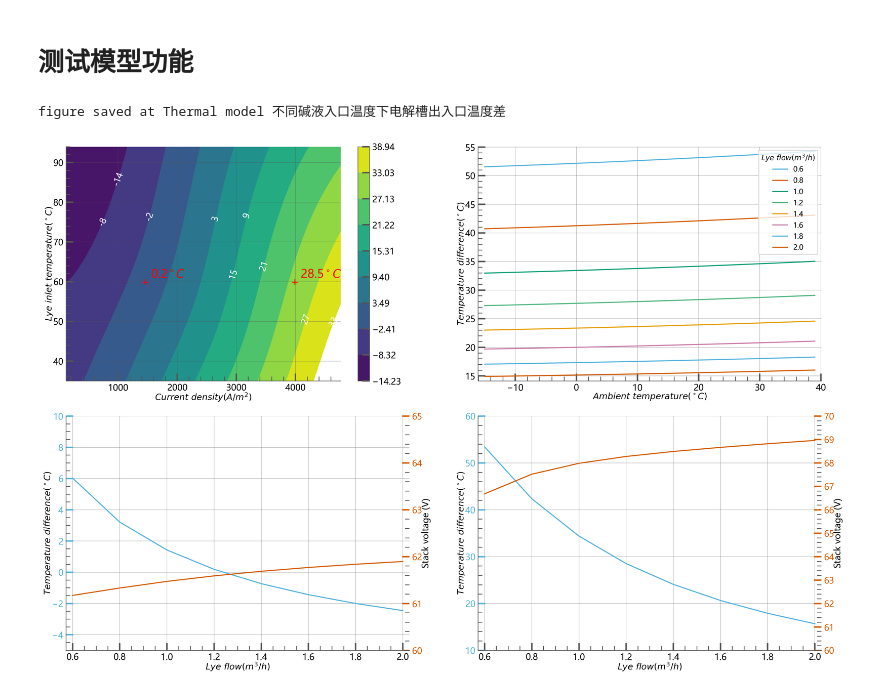
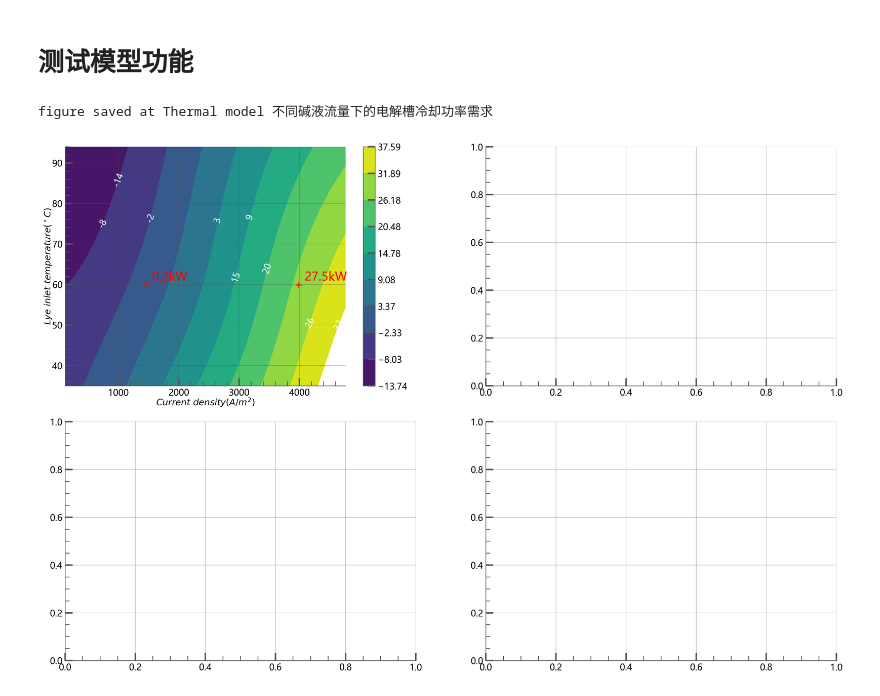
Before and after one commit to GustavHenry/Electrolyzer-dynamic-model, a Jupyter notebook: src/Thermal model test.ipynb, the cells around one changed output. Saved outputs shown, nothing was run; the diff lists cells and outputs as text; code cells hidden in the pictures.

Commit message:
add cooling power requirement calculation function to the electrolyzer

```diff
--- a/src/Thermal model test.ipynb
+++ b/src/Thermal model test.ipynb
@@ -163,10 +199,10 @@ class Model_cooling_power_requirement(QuadroPlotter):
     def plot_4(self):
         1
 # %%
-Model_output_input_temperature_delta().save()
+Model_cooling_power_requirement().save()
 # %% [output]
-figure saved at Thermal model 不同碱液入口温度下电解槽出入口温度差
+figure saved at Thermal model 不同碱液流量下的电解槽冷却功率需求
-[figure, old version]
+[figure, new version]
 # %%
 cooling_Power_Qlye()
 # %%
```
Also changed, not shown: parts of 1 cell of this notebook, 1 other file.
